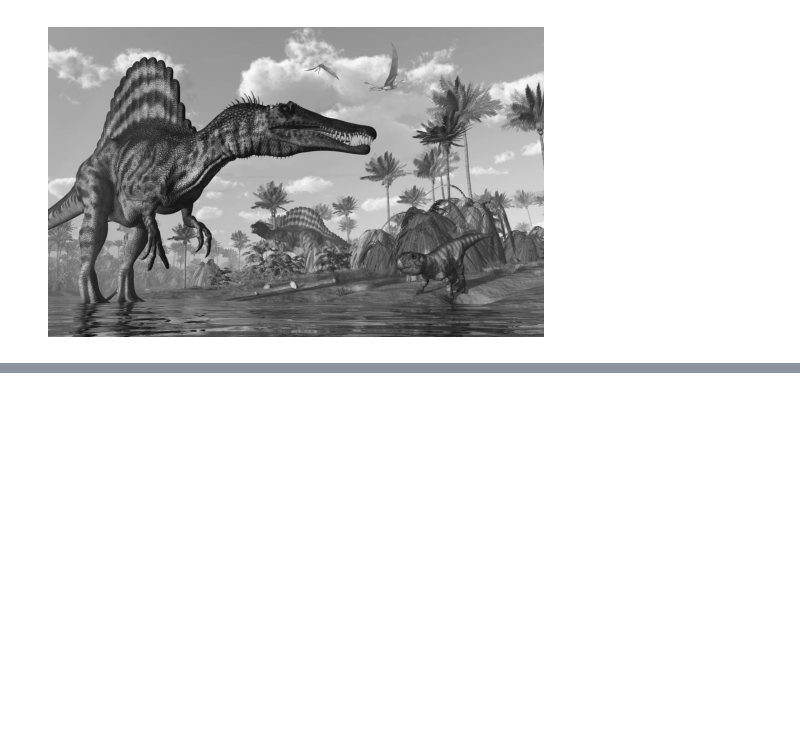
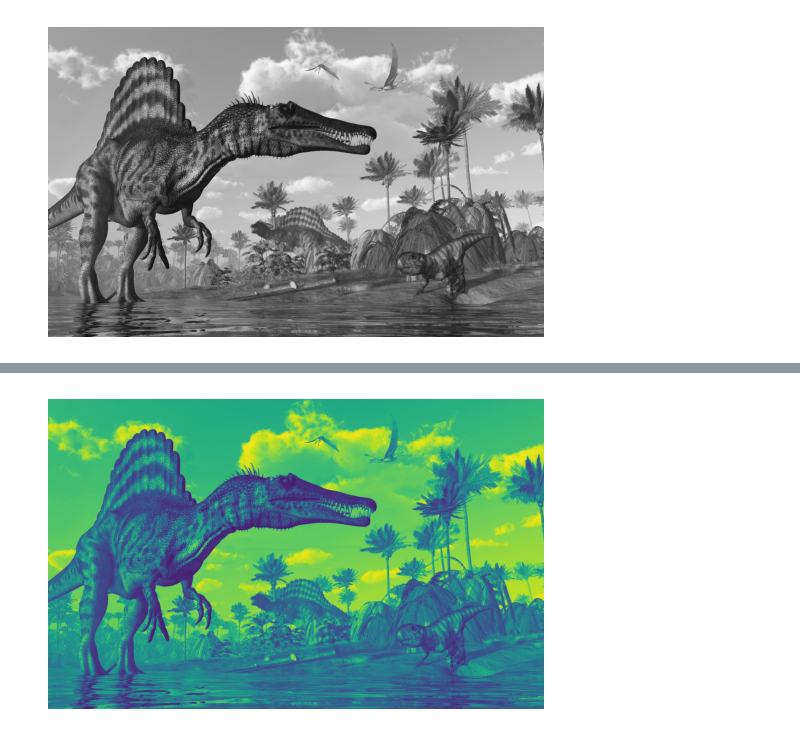
Before and after one commit to Md-Maruf-1727/deep-learning-practices, a Jupyter notebook: OpenCV/image_preprocessing.ipynb, the cells around one changed output, grey strips where cells are left out. Cells and saved outputs as stored; diff of their text form; code cells hidden in the pictures; blank space fills up the shorter version.

```diff
--- a/OpenCV/image_preprocessing.ipynb
+++ b/OpenCV/image_preprocessing.ipynb
@@ -45,0 +70,6 @@ plt.show()
+# %%
+plt.imshow(G)
+plt.axis('off')
+plt.show()
+# %% [output]
+[figure, added]
```
Also changed, not shown: parts of 5 cells of this notebook.
